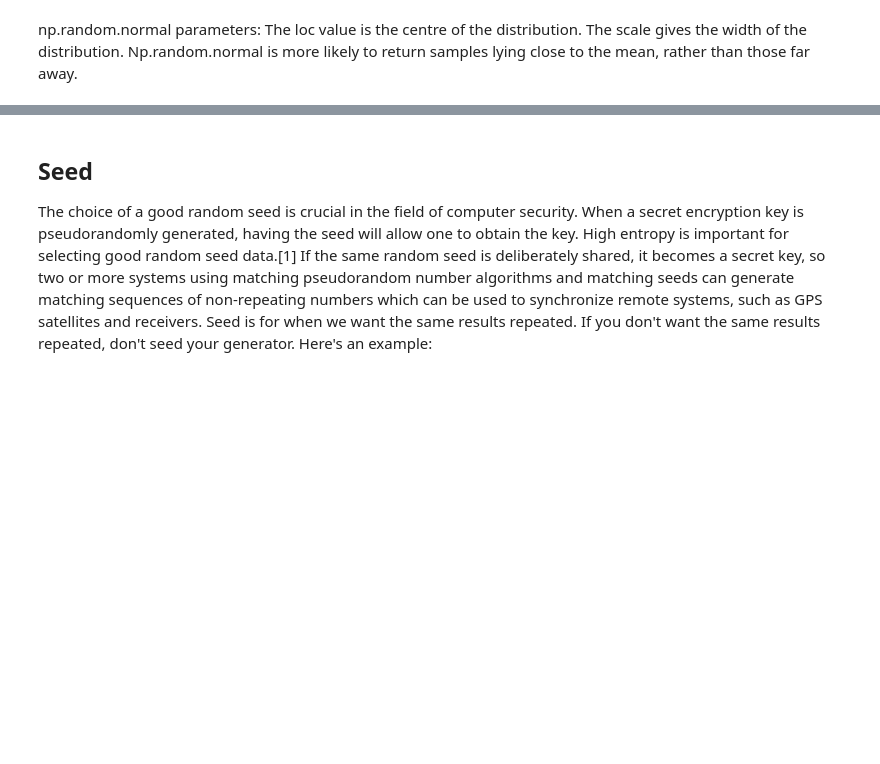
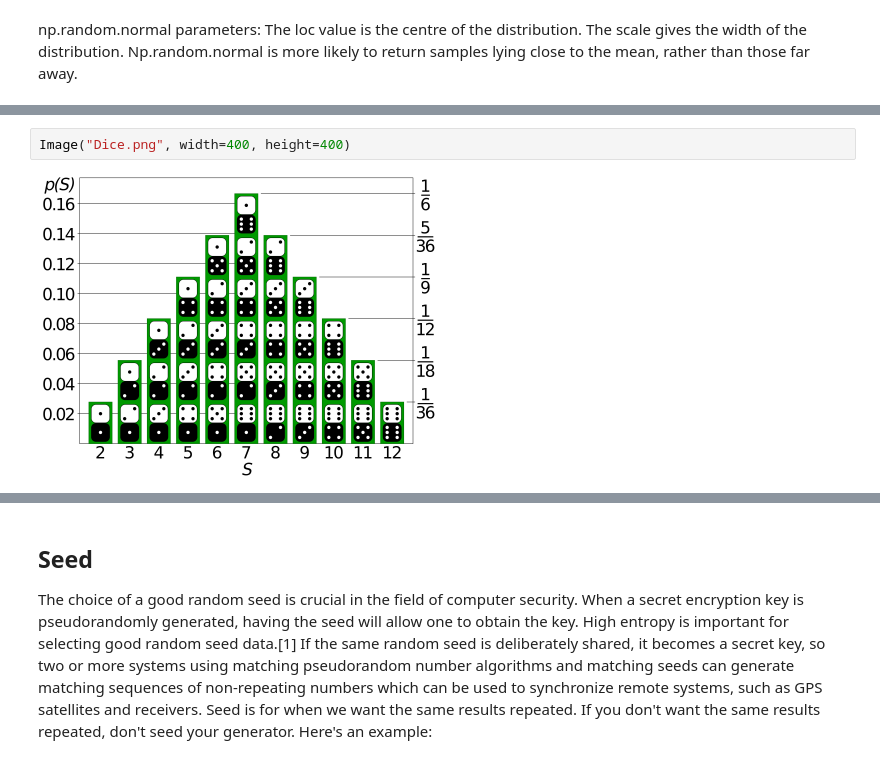
Before and after one commit to eamonnofarrell/NumpyRandom, a Jupyter notebook: NumpyRandom.ipynb, the cells around one changed output, grey strips where cells are left out. Cells and saved outputs as stored; diff of their text form; blank space fills up the shorter version.

```diff
--- a/NumpyRandom.ipynb
+++ b/NumpyRandom.ipynb
@@ -310,0 +299,4 @@ plt.show()
+# %%
+Image("Dice.png", width=400, height=400)
+# %% [output]
+[figure, added]
```
Also changed, not shown: parts of 15 cells of this notebook.
